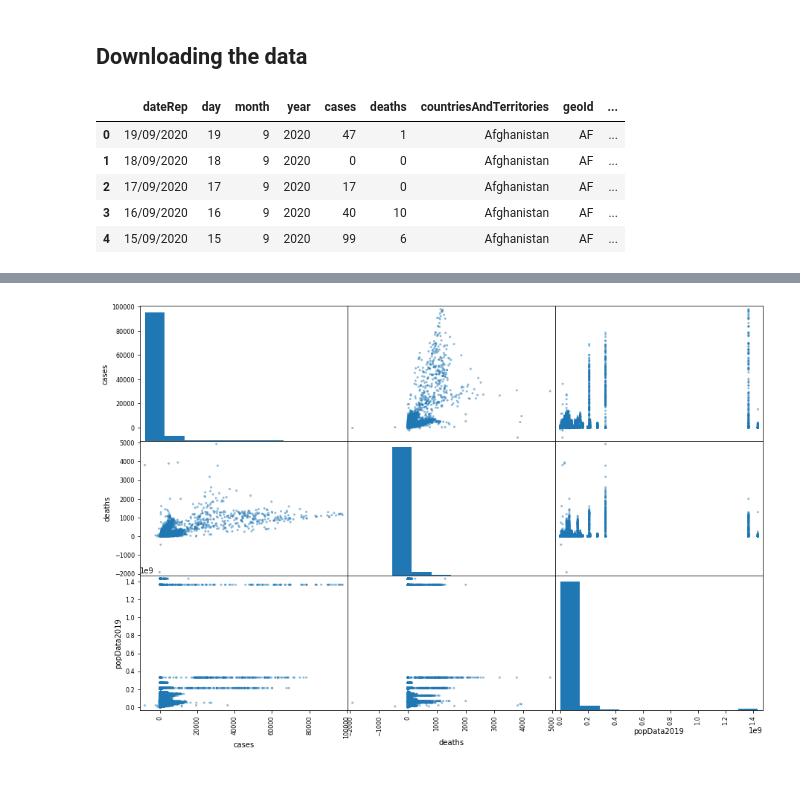
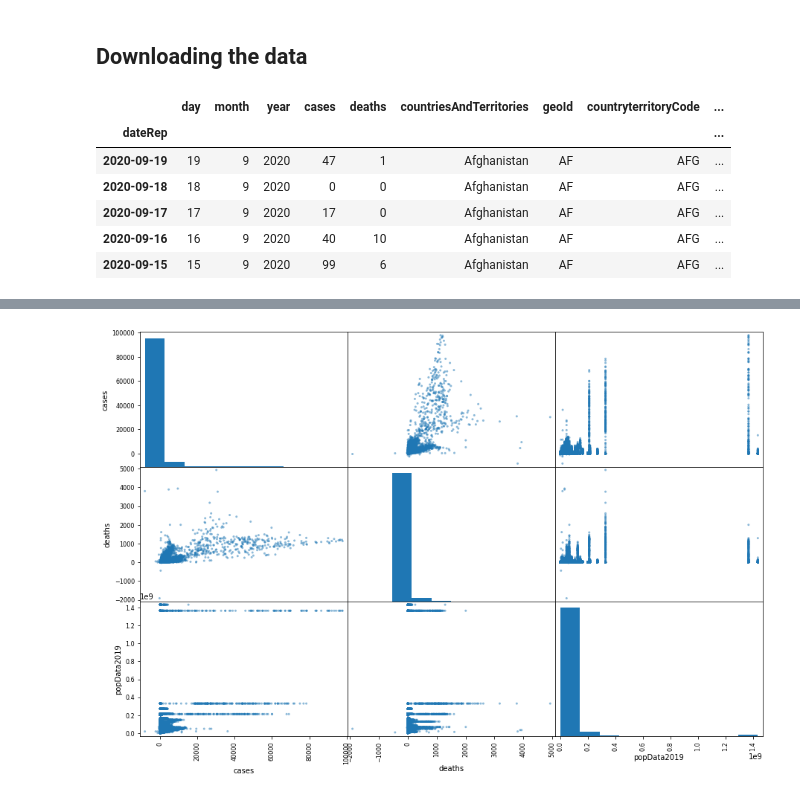
Before and after one commit to naseerfaheem/COVID-19-EDA, a Jupyter notebook: Covid-19.ipynb, the cells around one changed output, grey strips where cells are left out. Cells and saved outputs as stored; diff of their text form; code cells hidden in the pictures.

```diff
--- a/Covid-19.ipynb
+++ b/Covid-19.ipynb
@@ -1,8 +1,2 @@
 # %% [markdown]
 ## Setup
-# %%
-import pandas as pd
-import numpy as np
-pd.set_option('display.max_rows', 10000000)
-pd.set_option('display.max_columns', 500)
-pd.set_option('display.width', 1000)
@@ -9,4 +12,2 @@ pd.set_option('display.width', 1000)
 # %% [markdown]
 ## Downloading the data
-# %%
-file_path = "https://opendata.ecdc.europa.eu/covid19/casedistribution/csv"
@@ -15,9 +14,19 @@ df = pd.read_csv(file_path)
+# %%
+def download_data(file_path="https://opendata.ecdc.europa.eu/covid19/casedistribution/csv"):
+    df = pd.read_csv(file_path)
+    # Convert the dateRep column to datetime so that we could use it as our index column
+    df["dateRep"] = pd.to_datetime(df["dateRep"])
+    # Change the index of the dataframe to use the dateRep column.
+    df = df.set_index("dateRep")
+    return df
 # %%
+df = download_data()
 df.head()
 # %% [output]
-|  | dateRep | day | month | year | cases | deaths | countriesAndTerritories | geoId | ... |
-| 0 | 19/09/2020 | 19 | 9 | 2020 | 47 | 1 | Afghanistan | AF | ... |
-| 1 | 18/09/2020 | 18 | 9 | 2020 | 0 | 0 | Afghanistan | AF | ... |
-| 2 | 17/09/2020 | 17 | 9 | 2020 | 17 | 0 | Afghanistan | AF | ... |
-| 3 | 16/09/2020 | 16 | 9 | 2020 | 40 | 10 | Afghanistan | AF | ... |
-| 4 | 15/09/2020 | 15 | 9 | 2020 | 99 | 6 | Afghanistan | AF | ... |
+|  | day | month | year | cases | deaths | countriesAndTerritories | geoId | countryterritoryCode | ... |
+| dateRep |  |  |  |  |  |  |  |  | ... |
+| 2020-09-19 | 19 | 9 | 2020 | 47 | 1 | Afghanistan | AF | AFG | ... |
+| 2020-09-18 | 18 | 9 | 2020 | 0 | 0 | Afghanistan | AF | AFG | ... |
+| 2020-09-17 | 17 | 9 | 2020 | 17 | 0 | Afghanistan | AF | AFG | ... |
+| 2020-09-16 | 16 | 9 | 2020 | 40 | 10 | Afghanistan | AF | AFG | ... |
+| 2020-09-15 | 15 | 9 | 2020 | 99 | 6 | Afghanistan | AF | AFG | ... |
```
Also changed, not shown: parts of 15 cells of this notebook.
